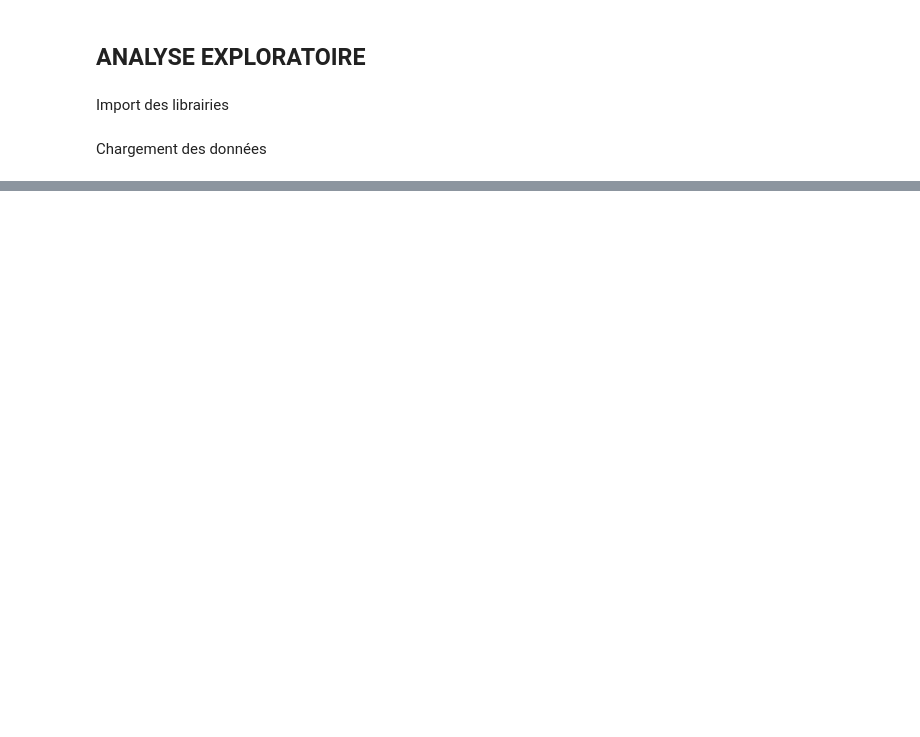
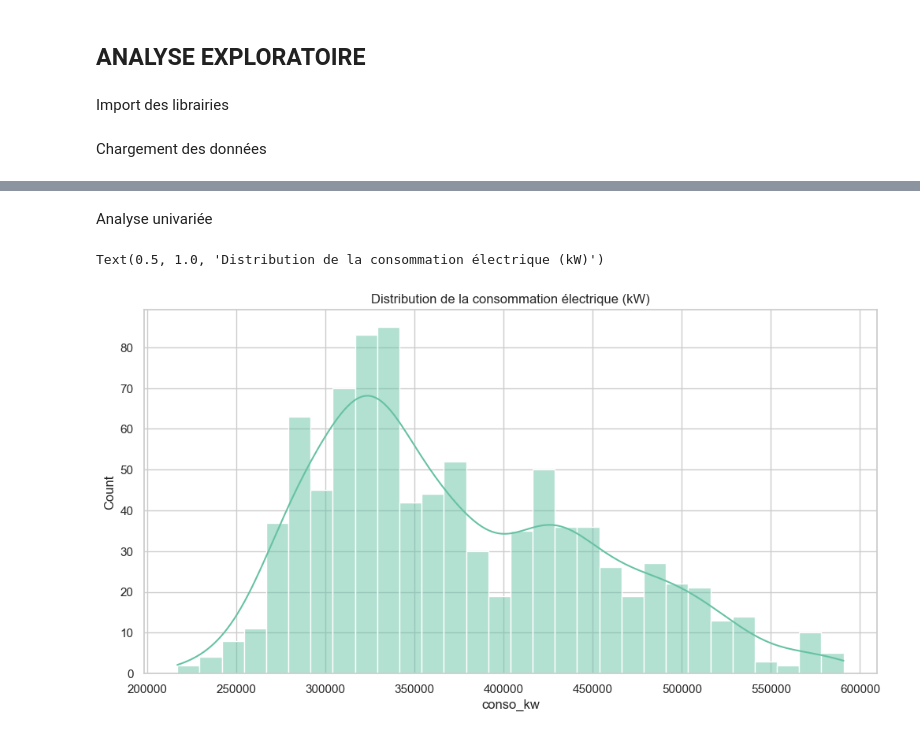
Before and after one commit to CaroleAdg/energy-weather-pipeline, a Jupyter notebook: notebook/01_analyse_exploratoire.ipynb, the cells around one changed output, grey strips where cells are left out. Cells and saved outputs as stored; diff of their text form; code cells hidden in the pictures; blank space fills up the shorter version.

```diff
--- a/notebook/01_analyse_exploratoire.ipynb
+++ b/notebook/01_analyse_exploratoire.ipynb
@@ -14,11 +14,6 @@ plt.rcParams["figure.figsize"] = (12, 6)
 # %% [markdown]
 Chargement des données
 # %%
-
-df_weather = pd.read_csv("../data/meteo_paris.csv", parse_dates=["date"])
-df_energy = pd.read_csv("../data/consommation_paris.csv", parse_dates=["date"])
-
-# merge
-df = pd.merge(df_energy, df_weather, on="date", how="inner")
+df = pd.read_csv("../data/energy_weather_paris.csv")
 df.head()
 # %% [output]
@@ -25,0 +68,9 @@ FileNotFoundError: [Errno 2] No such file or directory: '../data/meteo_paris.csv
+# %% [markdown]
+Analyse univariée
+# %%
+# Distribution de la consommation
+sns.histplot(df["conso_kw"], bins=30, kde=True)
+plt.title("Distribution de la consommation électrique (kW)")
+# %% [output]
+Text(0.5, 1.0, 'Distribution de la consommation électrique (kW)')
+[figure, added]
```
Also changed, not shown: parts of 14 cells of this notebook, 15 other files.
